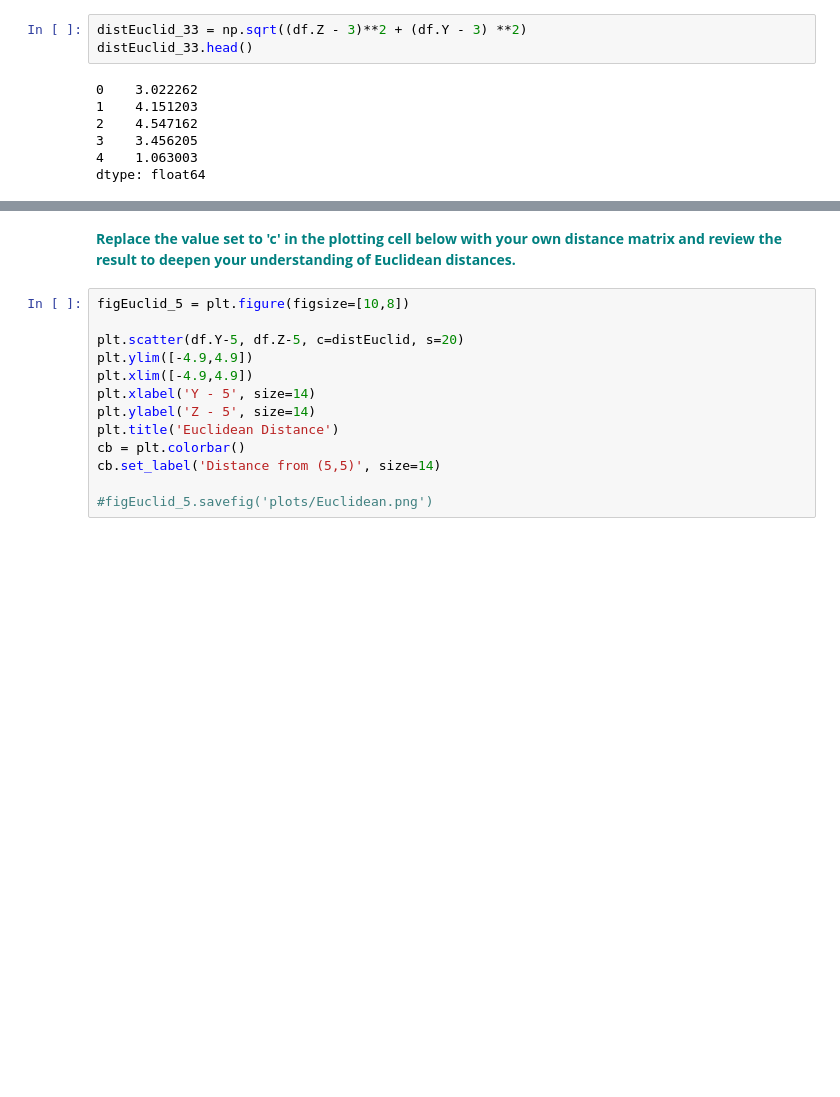
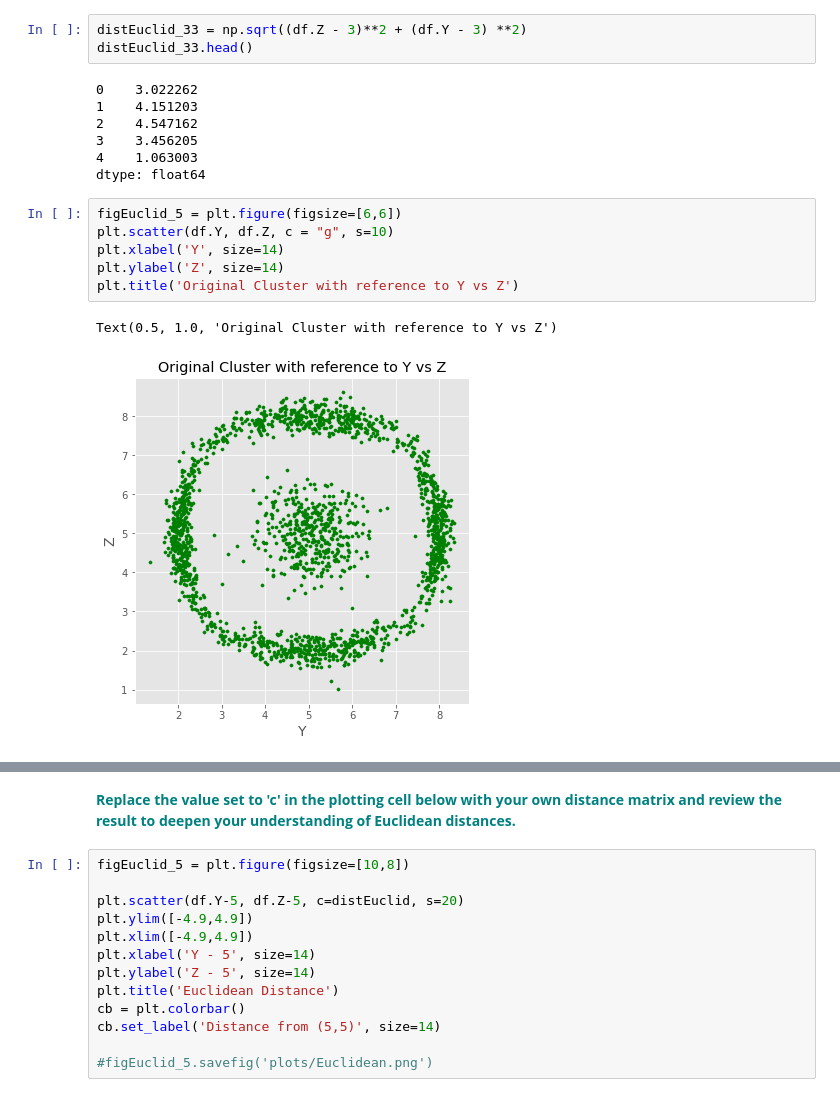
Before and after one commit to shaisid01/Data-Science, a Jupyter notebook: CaseStudies/Euclidean and Manhattan Distances/Euclidean_and_Manhattan_Distances_Case_Study.ipynb, the cells around one changed output, grey strips where cells are left out. Cells and saved outputs as stored; diff of their text form; blank space fills up the shorter version.

```diff
--- a/CaseStudies/Euclidean and Manhattan Distances/Euclidean_and_Manhattan_Distances_Case_Study.ipynb
+++ b/CaseStudies/Euclidean and Manhattan Distances/Euclidean_and_Manhattan_Distances_Case_Study.ipynb
@@ -43,3 +43,12 @@ distEuclid_33.head()
 3    3.456205
 4    1.063003
 dtype: float64
+# %%
+figEuclid_5 = plt.figure(figsize=[6,6])
+plt.scatter(df.Y, df.Z, c = "g", s=10)
+plt.xlabel('Y', size=14)
+plt.ylabel('Z', size=14)
+plt.title('Original Cluster with reference to Y vs Z')
+# %% [output]
+Text(0.5, 1.0, 'Original Cluster with reference to Y vs Z')
+[figure, added]
```
Also changed, not shown: parts of 12 cells of this notebook.
